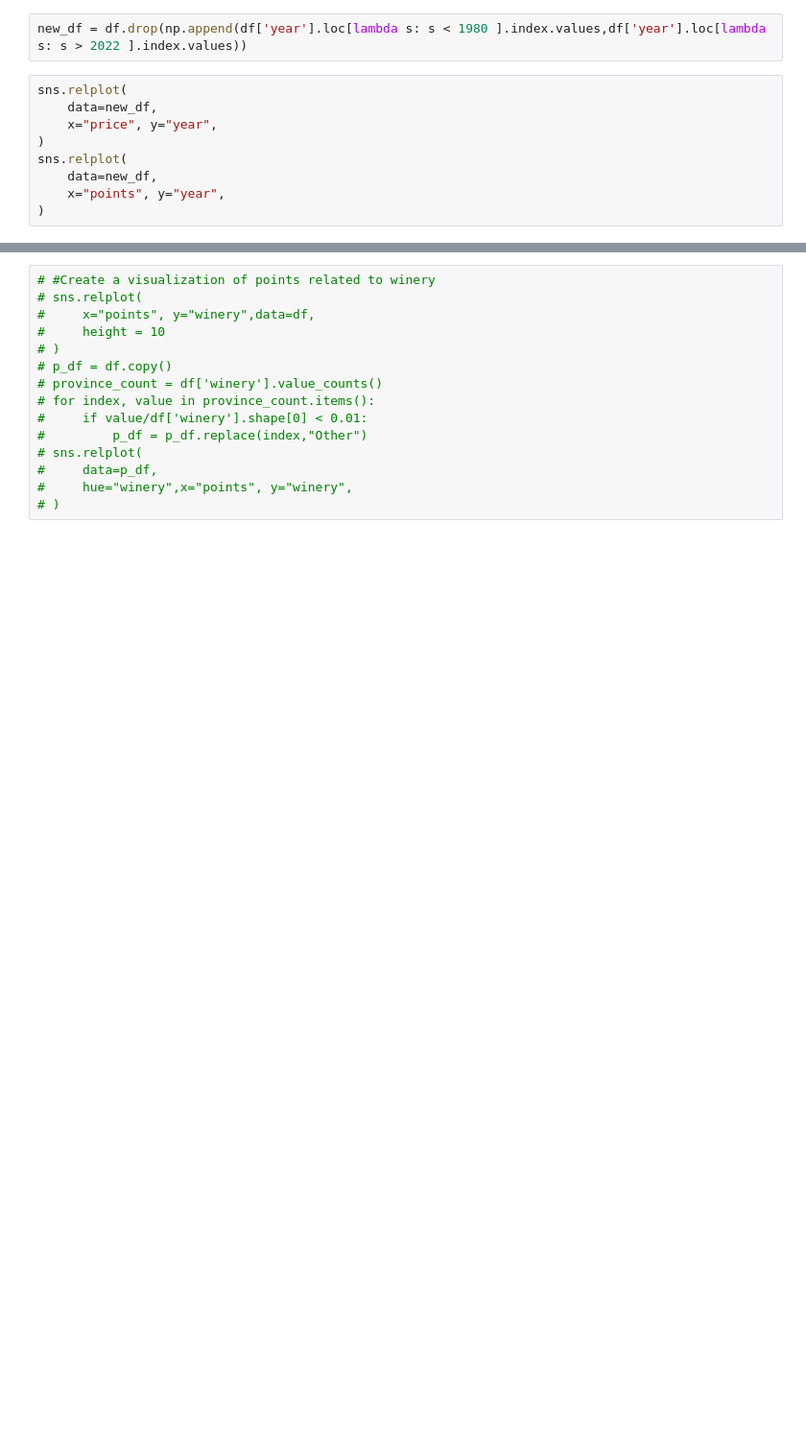
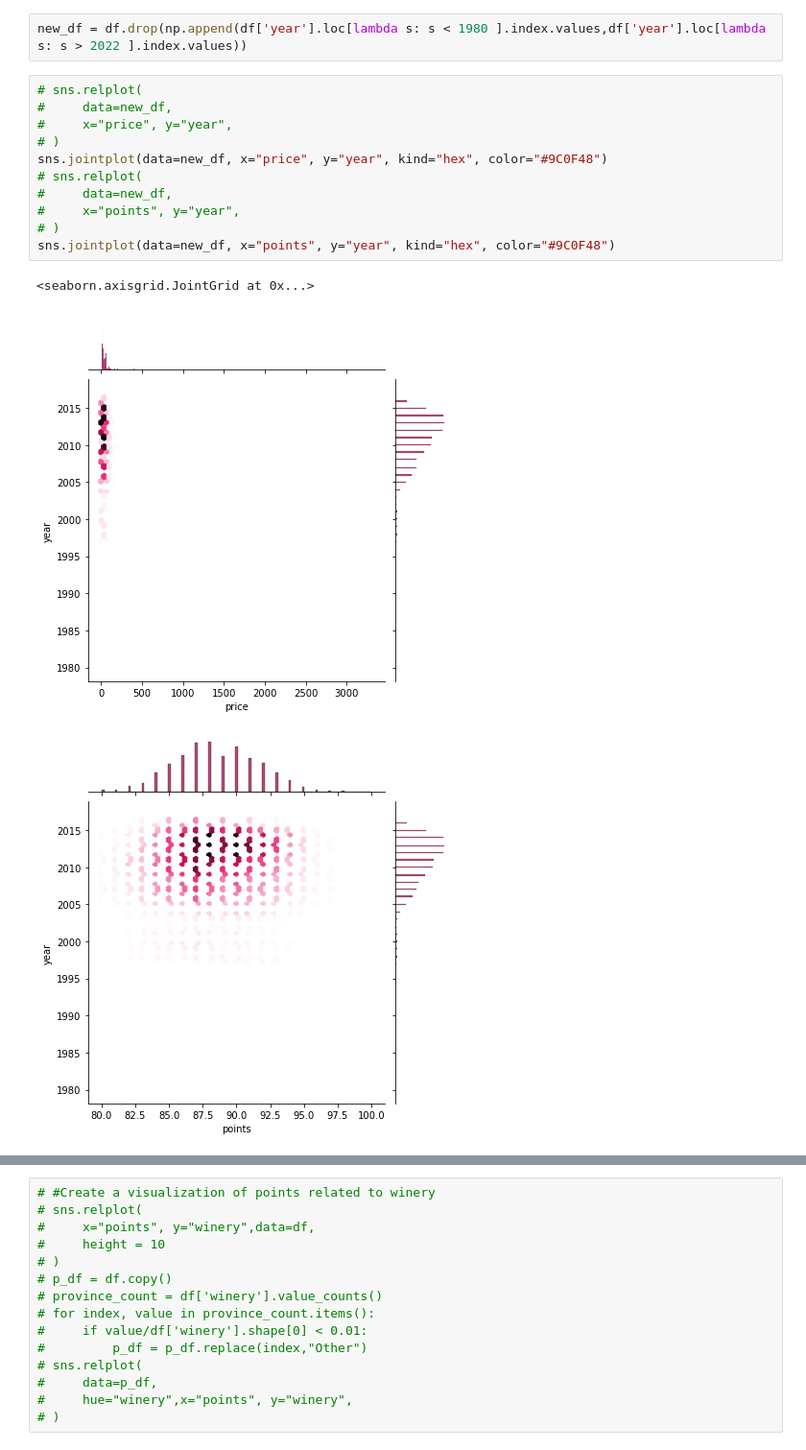
Before and after one commit to nowonknow/Wine_Guide, a Jupyter notebook: Project.ipynb, the cells around one changed output, grey strips where cells are left out. Shown: that part at 96% size. Cells and saved outputs as stored; diff of their text form; blank space fills up the shorter version.

```diff
--- a/Project.ipynb
+++ b/Project.ipynb
@@ -40,13 +78,19 @@ df['year'].loc[lambda s: s < 1800 ]
 # %%
 new_df = df.drop(np.append(df['year'].loc[lambda s: s < 1980 ].index.values,df['year'].loc[lambda s: s > 2022 ].index.values))
 # %%
-sns.relplot(
-    data=new_df,
-    x="price", y="year",
-)
-sns.relplot(
-    data=new_df,
-    x="points", y="year",
-)
+# sns.relplot(
+#     data=new_df,
+#     x="price", y="year",
+# )
+sns.jointplot(data=new_df, x="price", y="year", kind="hex", color="#9C0F48")
+# sns.relplot(
+#     data=new_df,
+#     x="points", y="year",
+# )
+sns.jointplot(data=new_df, x="points", y="year", kind="hex", color="#9C0F48")
+# %% [output]
+<seaborn.axisgrid.JointGrid at 0x...>
+[figure, added]
+[figure, added]
 # %%
 
```
Also changed, not shown: parts of 21 cells of this notebook.
